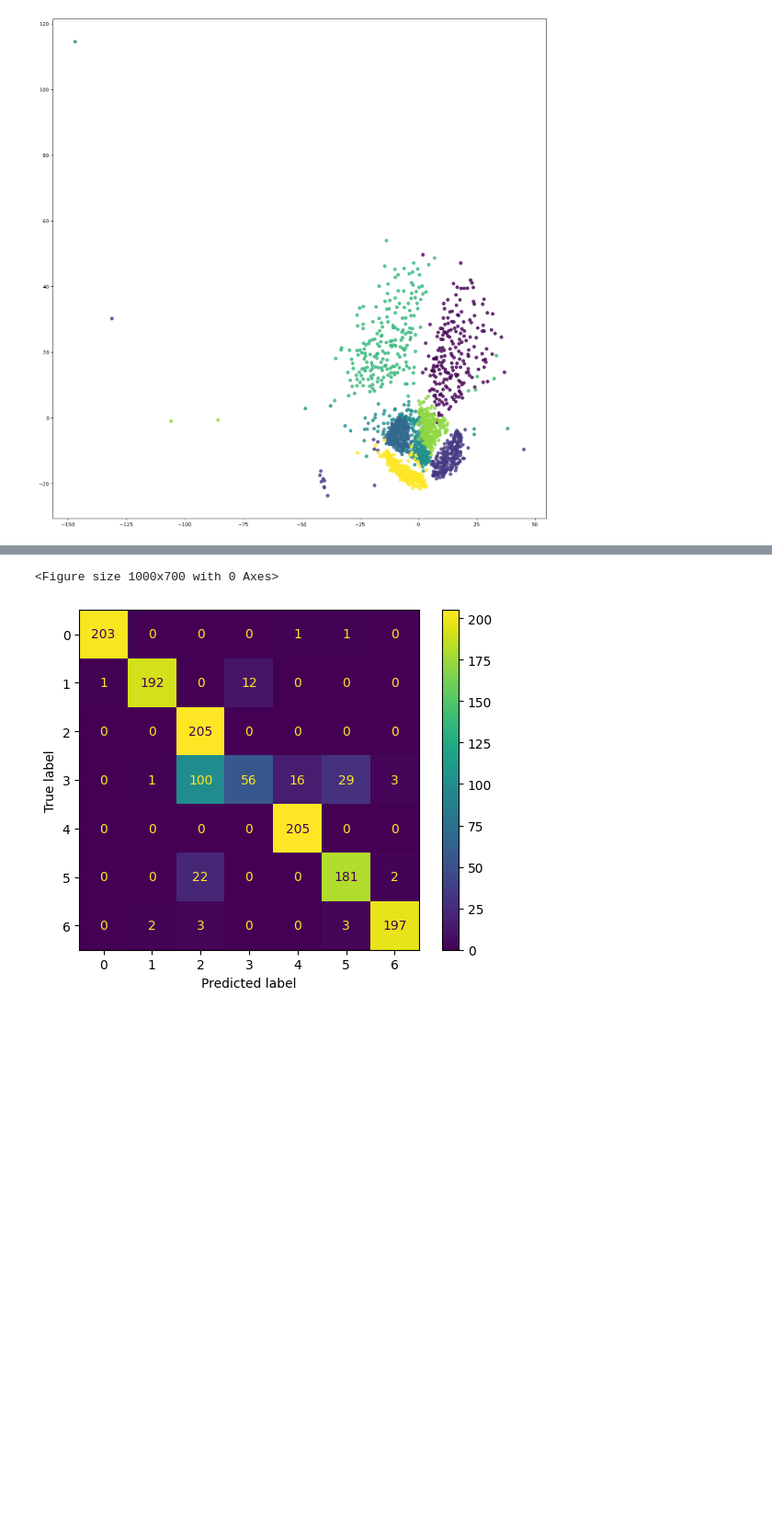
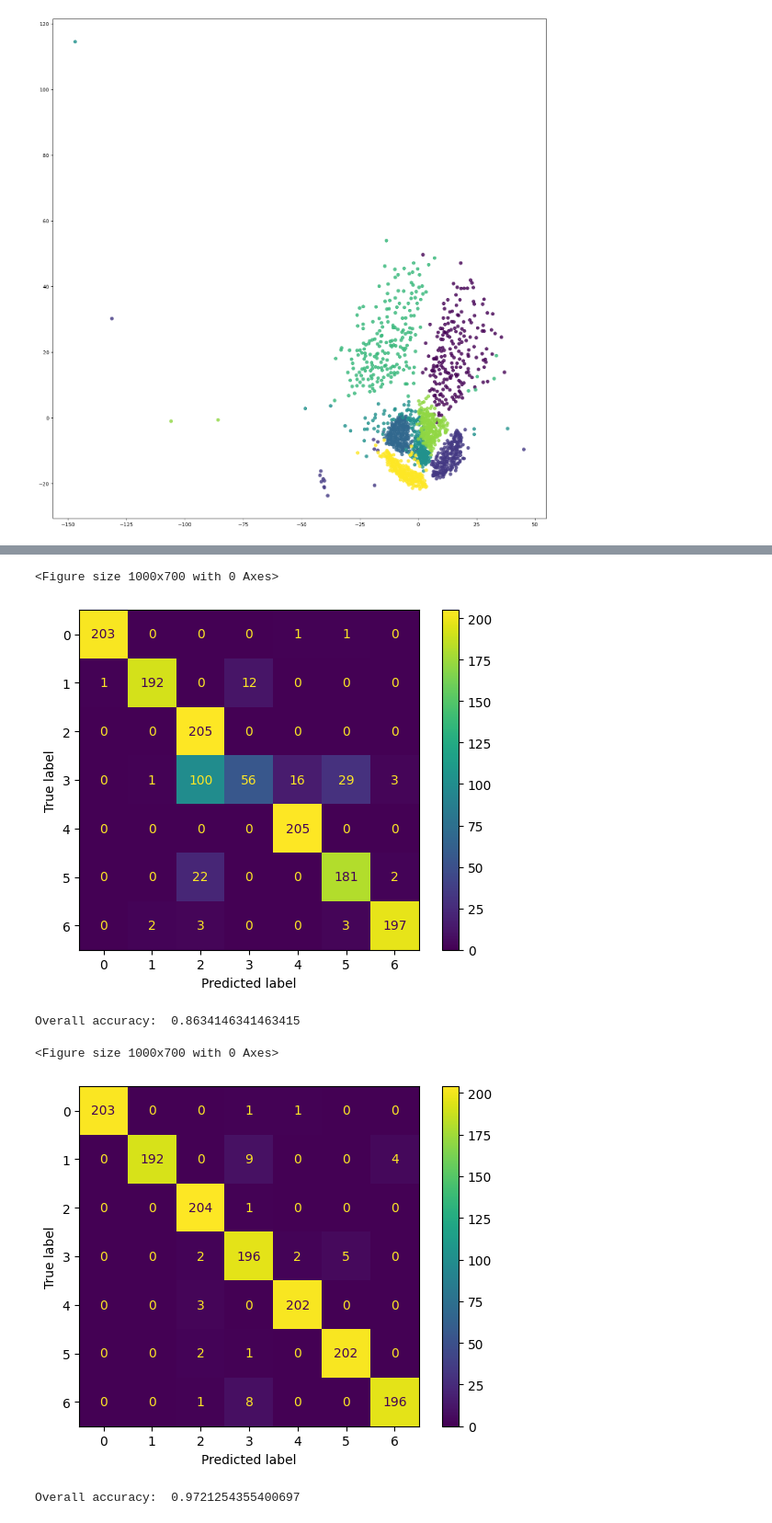
Before and after one commit to jinnalei/watches, a Jupyter notebook: code/dumb_classify.ipynb, the cells around one changed output, grey strips where cells are left out. Shown at 92% size. Drawn from its saved outputs; the diff is of its cells as text; code cells hidden in the pictures; blank space fills up the shorter version.

```diff
--- a/code/dumb_classify.ipynb
+++ b/code/dumb_classify.ipynb
@@ -120,6 +120,9 @@ def disp(confusions):
     disp = ConfusionMatrixDisplay(confusion_matrix=confusions)
     disp.plot()
     plt.show()
+
+    overall_acc = sum(confusions.diagonal())/(205*7)
+    print('Overall accuracy: ', overall_acc)
 # %%
 from sklearn.neighbors import KNeighborsClassifier
 
@@ -155,3 +159,4 @@ disp(crossValidate(X, y, trainGnb, testGnb))
 # %% [output]
 <Figure size 1000x700 with 0 Axes>
 [figure]
+Overall accuracy:  0.8634146341463415
@@ -161,0 +163,18 @@ disp(crossValidate(X, y, trainGnb, testGnb))
+# %%
+# Multiclass linear SVC
+from sklearn.multiclass import OneVsRestClassifier
+from sklearn.svm import SVC
+
+def trainLinSvms(X, y):
+    svms = OneVsRestClassifier(SVC(kernel='linear', C=2))
+    return svms.fit(X, y)
+
+def testLinSvms(X, model):
+    predicted = model.predict(X)
+    return predicted
+
+disp(crossValidate(X_coarse, y, trainLinSvms, testLinSvms))
+# %% [output]
+<Figure size 1000x700 with 0 Axes>
+[figure, added]
+Overall accuracy:  0.9721254355400697
```
Also changed, not shown: parts of 4 cells of this notebook.
